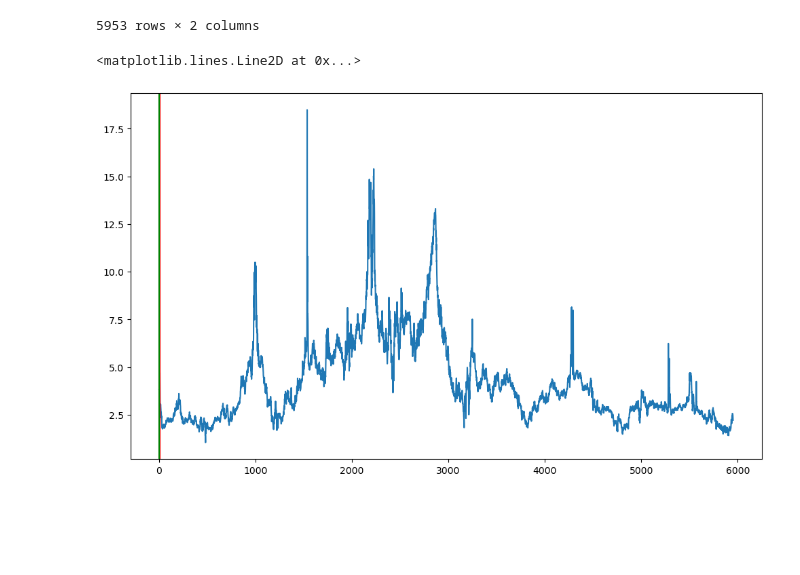
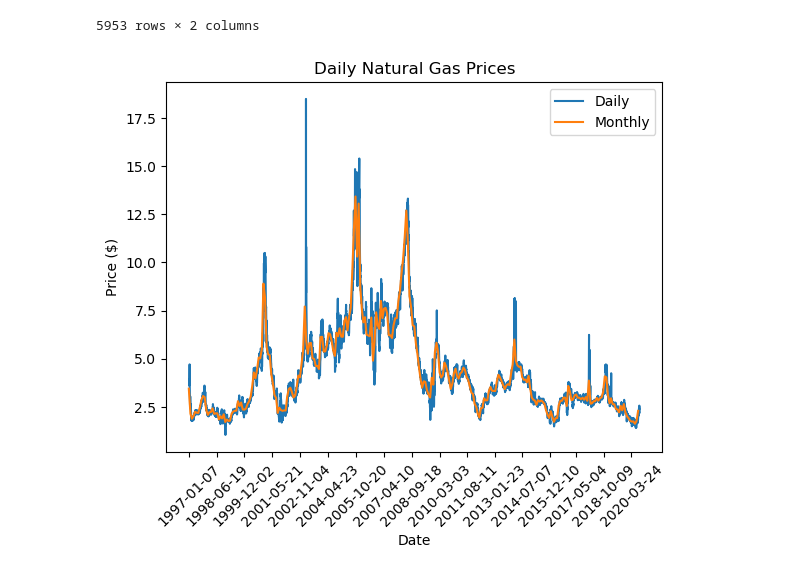
Before and after one commit to jsphotos205/last_of_us, a Jupyter notebook: Coal/coal.ipynb, the cells around one changed output. Drawn from its saved outputs; the diff is of its cells as text; code cells hidden in the pictures; blank space fills up the shorter version.

```diff
--- a/Coal/coal.ipynb
+++ b/Coal/coal.ipynb
@@ -21,8 +39,14 @@ daily_df
 | 5951 | 2020-08-31 | 2.30 |
 | 5952 | 2020-09-01 | 2.22 |
 5953 rows × 2 columns
-# %%
-ax = daily_df['Price'].plot(kind='line', figsize=(12,7))
-# %% [output]
-<matplotlib.lines.Line2D at 0x...>
-[figure, removed]
+# %%
+plt.plot(daily_df['Date'], daily_df['Price'], label='Daily')
+plt.plot(monthly_df['Month'], monthly_df['Price'], label= 'Monthly')
+plt.title('Daily Natural Gas Prices')
+plt.xlabel('Date')
+plt.ylabel('Price ($)')
+plt.xticks(daily_df['Date'][::365],rotation=45)
+plt.legend()
+plt.show()
+# %% [output]
+[figure, added]
```
Also changed, not shown: parts of 3 cells of this notebook, 3 other files.
